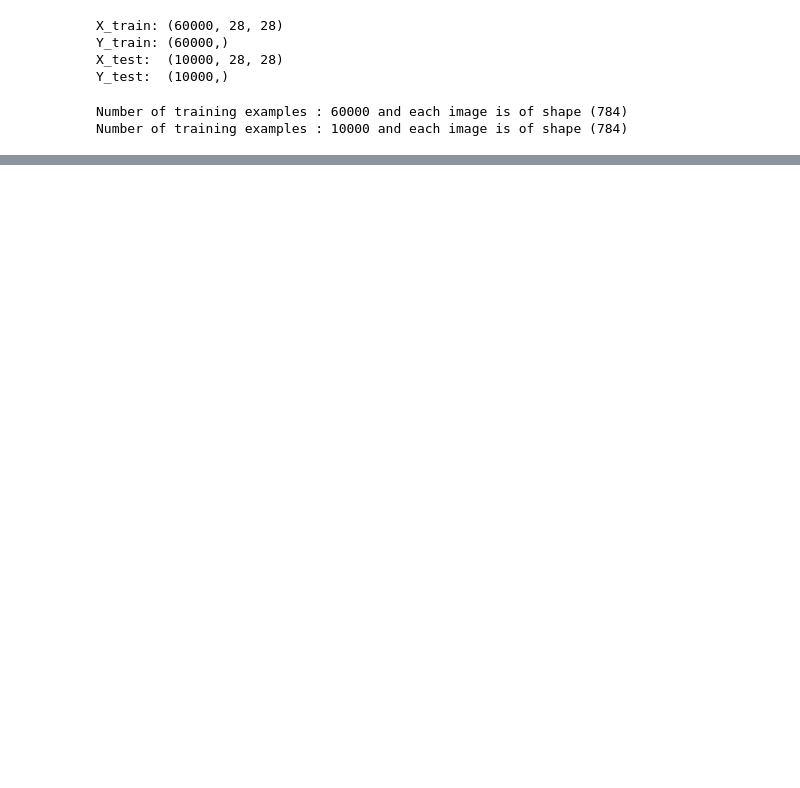
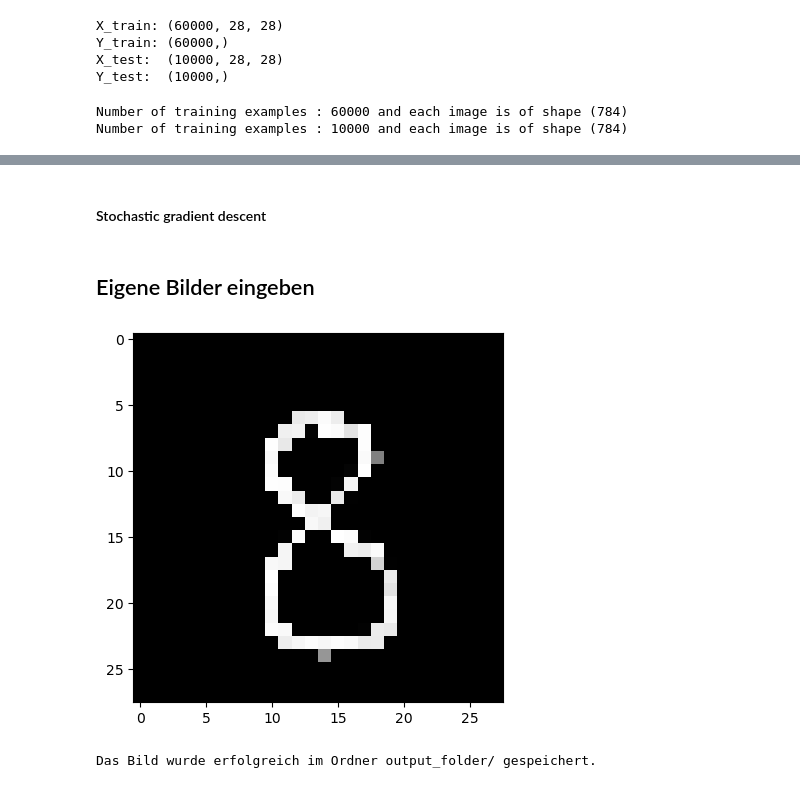
Before and after one commit to timonwng1/inginf_project, a Jupyter notebook: Abgabe.ipynb, the cells around one changed output, grey strips where cells are left out. Drawn from its saved outputs; the diff is of its cells as text; code cells hidden in the pictures; blank space fills up the shorter version.

```diff
--- a/Abgabe.ipynb
+++ b/Abgabe.ipynb
@@ -47,0 +142,2 @@ X_test = X_test/255
+# %% [markdown]
+#### Stochastic gradient descent
@@ -47,0 +148,68 @@ X_test = X_test/255
+# %% [markdown]
+## Eigene Bilder eingeben
+# %%
+def resize_to_28x28(img):
+    # Bestimmen der Höhe und Breite des Bildes
+    img_h, img_w = img.shape
+    dim_size_max = max(img.shape)
+
+    # Skalieren des Bildes auf 26 Pixel, wobei das Seitenverhältnis beibehalten wird
+    if dim_size_max == img_w:
+        im_h = (26 * img_h) // img_w
+        if im_h <= 0 or img_w <= 0:
+            print("Invalid Image Dimension: ", im_h, img_w, img_h)
+        tmp_img = cv2.resize(img, (26, im_h), 0, 0, cv2.INTER_NEAREST)
+    else:
+        im_w = (26 * img_w) // img_h
+        if im_w <= 0 or img_h <= 0:
+            print("Invalid Image Dimension: ", im_w, img_w, img_h)
+        tmp_img = cv2.resize(img, (im_w, 26), 0, 0, cv2.INTER_NEAREST)
+
+  # Erstellen eines quadratischen Bildes mit 28x28 Pixeln und Einfügen des skalierten Bildes
+    out_img = np.full((28, 28), 0, dtype=np.ubyte)  # Rand weiß initialisieren
+
+    # Berechnen der Position, um das skalierte Bild in der Mitte des quadratischen Bildes zu platzieren
+    nb_h, nb_w = out_img.shape
+    na_h, na_w = tmp_img.shape
+    x_min = (nb_h - na_h) // 2
+    x_max = x_min + na_h
+    y_min = (nb_w - na_w) // 2
+    y_max = y_min + na_w
+
+    # Einfügen des skalierten Bildes in das quadratische Bild
+    out_img[x_min:x_max, y_min:y_max] = 255 - tmp_img
+
+    return out_img
+    return out_img
+
+# Pfad zu deinem Bild
+image_path = "8.jpg"
+
+
+# Bild laden und in Graustufen umwandeln
+img = Image.open(image_path).convert('L')
+img = np.array(img)
+
+# Bild auf 28x28 Pixel skalieren
+mnist_formatted_img = resize_to_28x28(img)
+
+# Ausgabe des Bildes überprüfen
+import matplotlib.pyplot as plt
+
+plt.imshow(mnist_formatted_img, cmap='gray')
+plt.show()
+
+# Pfad zum Ordner, in dem das Bild gespeichert werden soll
+output_folder = 'output_folder/'
+
+# Erstellen des Ordners, falls er nicht existiert
+os.makedirs(output_folder, exist_ok=True)
+
+# Bild als Datei im Ordner speichern
+output_path = os.path.join(output_folder, 'mnist_formatted_image.png')
+Image.fromarray(mnist_formatted_img).save(output_path)
+
+print(f"Das Bild wurde erfolgreich im Ordner {output_folder} gespeichert.")
+# %% [output]
+[figure, added]
+Das Bild wurde erfolgreich im Ordner output_folder/ gespeichert.
```
Also changed, not shown: parts of 44 cells of this notebook.
